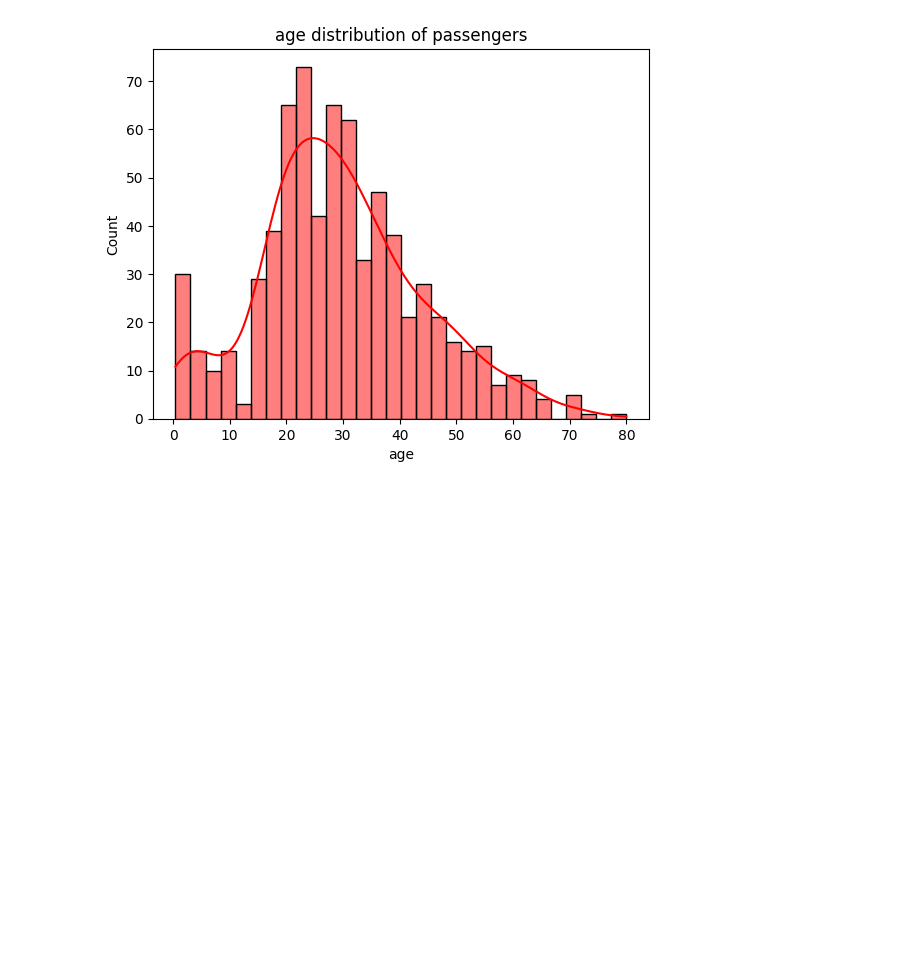
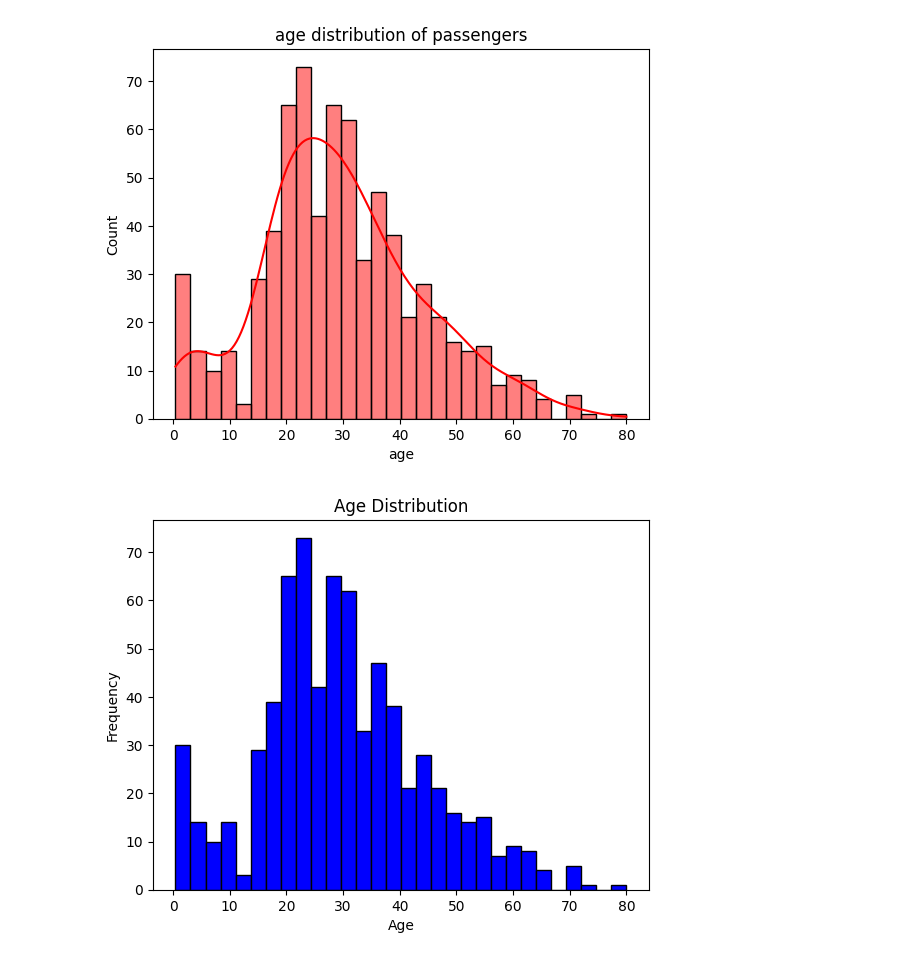
Before and after one commit to Shivsgithubb/DATA-ANALYTICS, a Jupyter notebook: Data Visualiztion/graphs.ipynb, the cells around one changed output. Cells and saved outputs as stored; diff of their text form; code cells hidden in the pictures; blank space fills up the shorter version.

```diff
--- a/Data Visualiztion/graphs.ipynb
+++ b/Data Visualiztion/graphs.ipynb
@@ -68,3 +68,12 @@ survived_count = df['survived'].value_counts()
 px.pie(names=survived_count.index,values=survived_count.values,
        title='survived rate',template='plotly_dark',
        width=500 , height=500)
+# %%
+# 2. Histogram: Age distribution
+plt.hist(df['age'].dropna(), bins=30, color='blue', edgecolor='black')
+plt.title('Age Distribution')
+plt.xlabel('Age')
+plt.ylabel('Frequency')
+plt.show()
+# %% [output]
+[figure, added]
```
Also changed, not shown: 6 other files.
